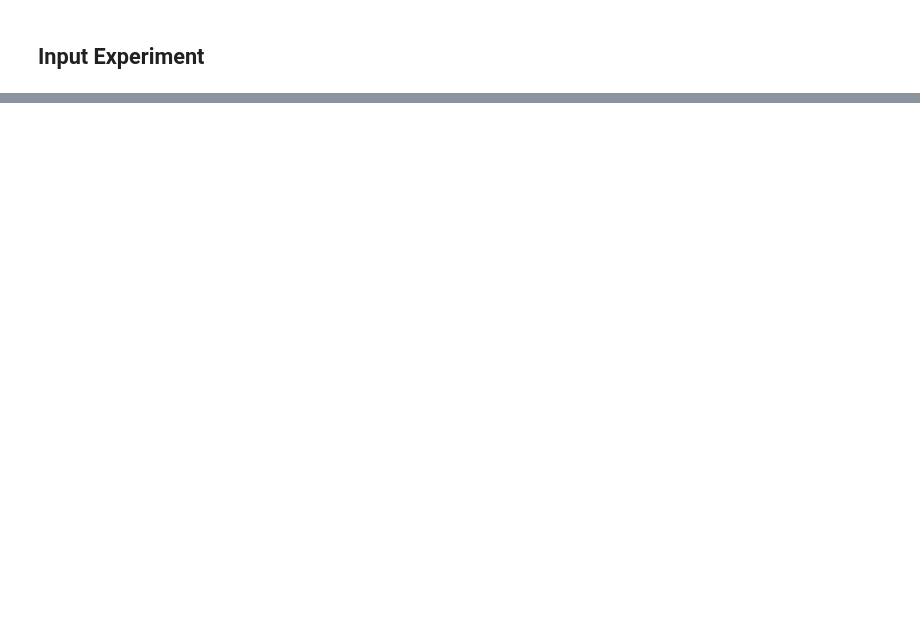
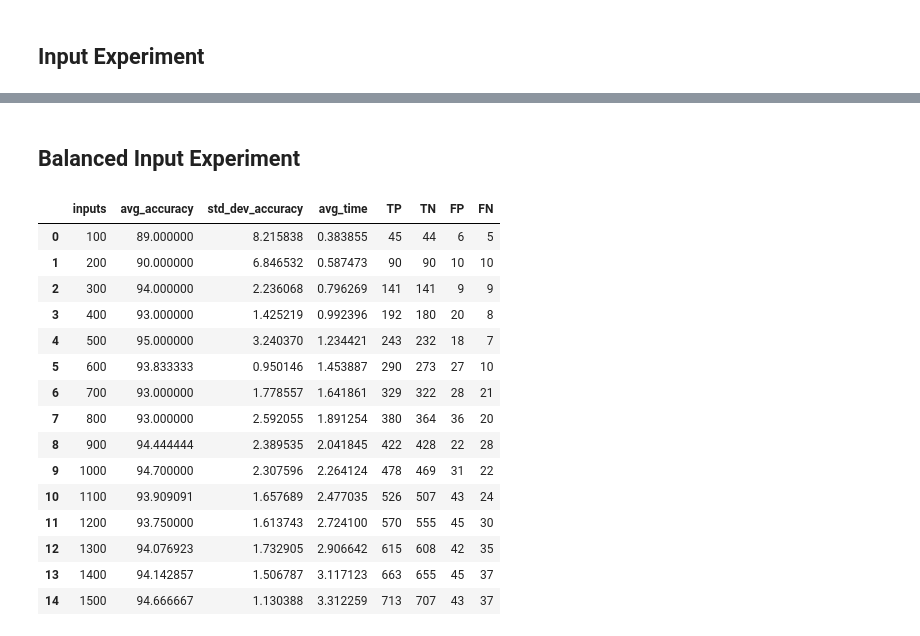
Before and after one commit to Velavee/bayes-spam-filter, a Jupyter notebook: spam-filter.ipynb, the cells around one changed output, grey strips where cells are left out. Drawn from its saved outputs; the diff is of its cells as text; code cells hidden in the pictures; blank space fills up the shorter version.

```diff
--- a/spam-filter.ipynb
+++ b/spam-filter.ipynb
@@ -402,0 +406,22 @@ plt.show()
+# %% [markdown]
+## Balanced Input Experiment
+# %%
+balanced_input_experiment_results = perform_input_experiment(df, True)
+balanced_input_experiment_results
+# %% [output]
+|  | inputs | avg_accuracy | std_dev_accuracy | avg_time | TP | TN | FP | FN |
+| 0 | 100 | 89.000000 | 8.215838 | 0.383855 | 45 | 44 | 6 | 5 |
+| 1 | 200 | 90.000000 | 6.846532 | 0.587473 | 90 | 90 | 10 | 10 |
+| 2 | 300 | 94.000000 | 2.236068 | 0.796269 | 141 | 141 | 9 | 9 |
+| 3 | 400 | 93.000000 | 1.425219 | 0.992396 | 192 | 180 | 20 | 8 |
+| 4 | 500 | 95.000000 | 3.240370 | 1.234421 | 243 | 232 | 18 | 7 |
+| 5 | 600 | 93.833333 | 0.950146 | 1.453887 | 290 | 273 | 27 | 10 |
+| 6 | 700 | 93.000000 | 1.778557 | 1.641861 | 329 | 322 | 28 | 21 |
+| 7 | 800 | 93.000000 | 2.592055 | 1.891254 | 380 | 364 | 36 | 20 |
+| 8 | 900 | 94.444444 | 2.389535 | 2.041845 | 422 | 428 | 22 | 28 |
+| 9 | 1000 | 94.700000 | 2.307596 | 2.264124 | 478 | 469 | 31 | 22 |
+| 10 | 1100 | 93.909091 | 1.657689 | 2.477035 | 526 | 507 | 43 | 24 |
+| 11 | 1200 | 93.750000 | 1.613743 | 2.724100 | 570 | 555 | 45 | 30 |
+| 12 | 1300 | 94.076923 | 1.732905 | 2.906642 | 615 | 608 | 42 | 35 |
+| 13 | 1400 | 94.142857 | 1.506787 | 3.117123 | 663 | 655 | 45 | 37 |
+| 14 | 1500 | 94.666667 | 1.130388 | 3.312259 | 713 | 707 | 43 | 37 |
```
Also changed, not shown: parts of 10 cells of this notebook.
